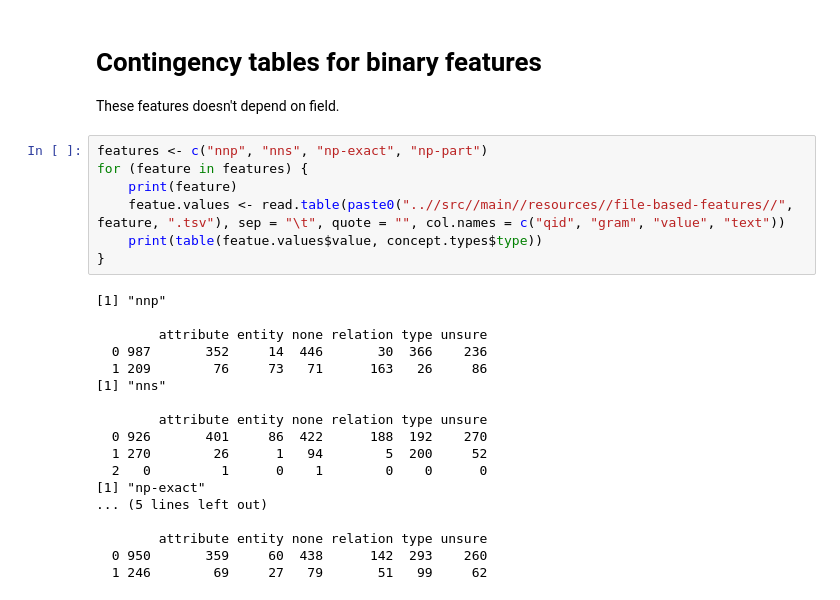
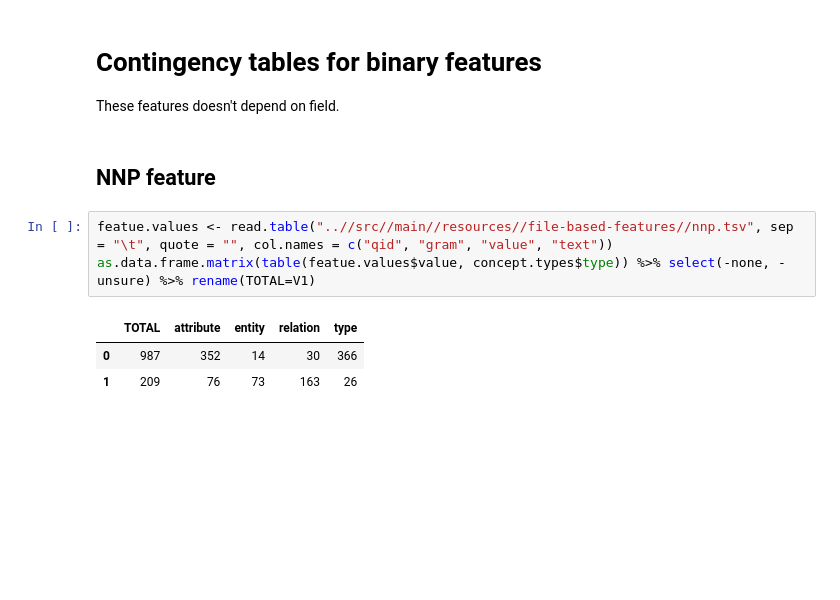
Before and after one commit to teanalab/pfsdm, a Jupyter notebook: reports/report-1.ipynb, the cells around one changed output. Saved outputs shown, nothing was run; the diff lists cells and outputs as text; blank space fills up the shorter version.

Commit message:
Contingency tables as data frames

```diff
--- a/reports/report-1.ipynb
+++ b/reports/report-1.ipynb
@@ -29,28 +29,12 @@ for (feature in features) {
 # %% [markdown]
 # Contingency tables for binary features
 These features doesn't depend on field.
+# %% [markdown]
+## NNP feature
 # %%
-features <- c("nnp", "nns", "np-exact", "np-part")
-for (feature in features) {
-    print(feature)
-    featue.values <- read.table(paste0("..//src//main//resources//file-based-features//", feature, ".tsv"), sep = "\t", quote = "", col.names = c("qid", "gram", "value", "text"))
-    print(table(featue.values$value, concept.types$type))
-}
+featue.values <- read.table("..//src//main//resources//file-based-features//nnp.tsv", sep = "\t", quote = "", col.names = c("qid", "gram", "value", "text"))
+as.data.frame.matrix(table(featue.values$value, concept.types$type)) %>% select(-none, -unsure) %>% rename(TOTAL=V1)
 # %% [output]
-[1] "nnp"
-
-        attribute entity none relation type unsure
-  0 987       352     14  446       30  366    236
-  1 209        76     73   71      163   26     86
-[1] "nns"
-
-        attribute entity none relation type unsure
-  0 926       401     86  422      188  192    270
-  1 270        26      1   94        5  200     52
-  2   0         1      0    1        0    0      0
-[1] "np-exact"
-... (5 lines left out)
-
-        attribute entity none relation type unsure
-  0 950       359     60  438      142  293    260
-  1 246        69     27   79       51   99     62
+|  | TOTAL | attribute | entity | relation | type |
+| 0 | 987 | 352 | 14 | 30 | 366 |
+| 1 | 209 | 76 | 73 | 163 | 26 |
```
Also changed, not shown: parts of 6 cells of this notebook, 1 other file.
